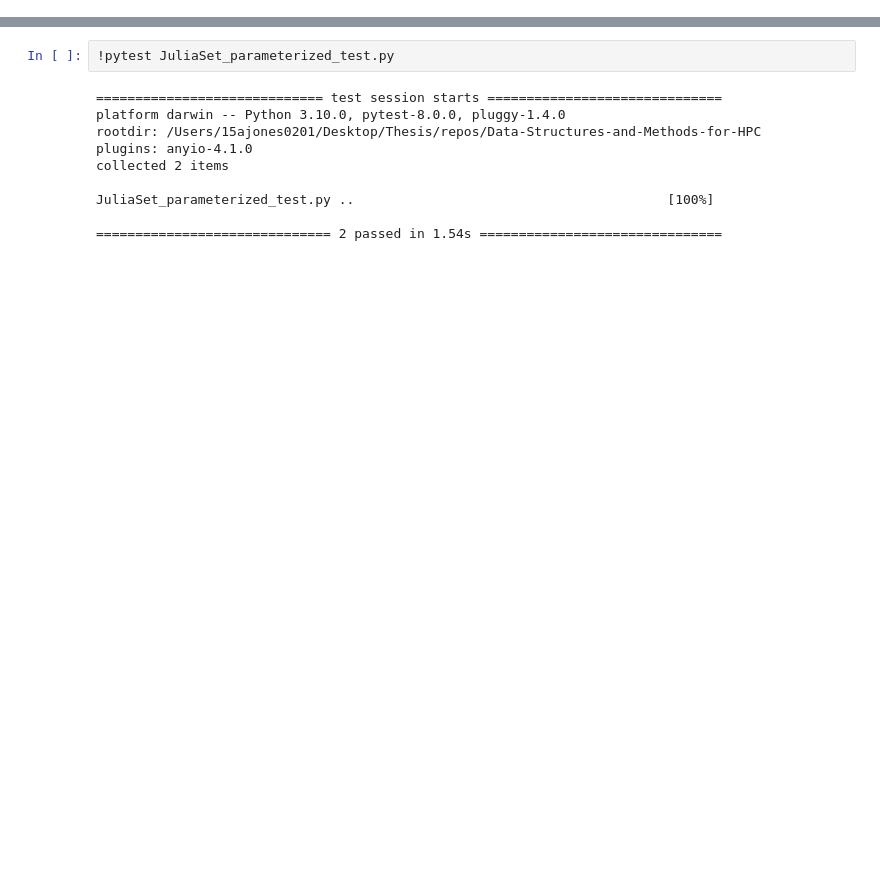
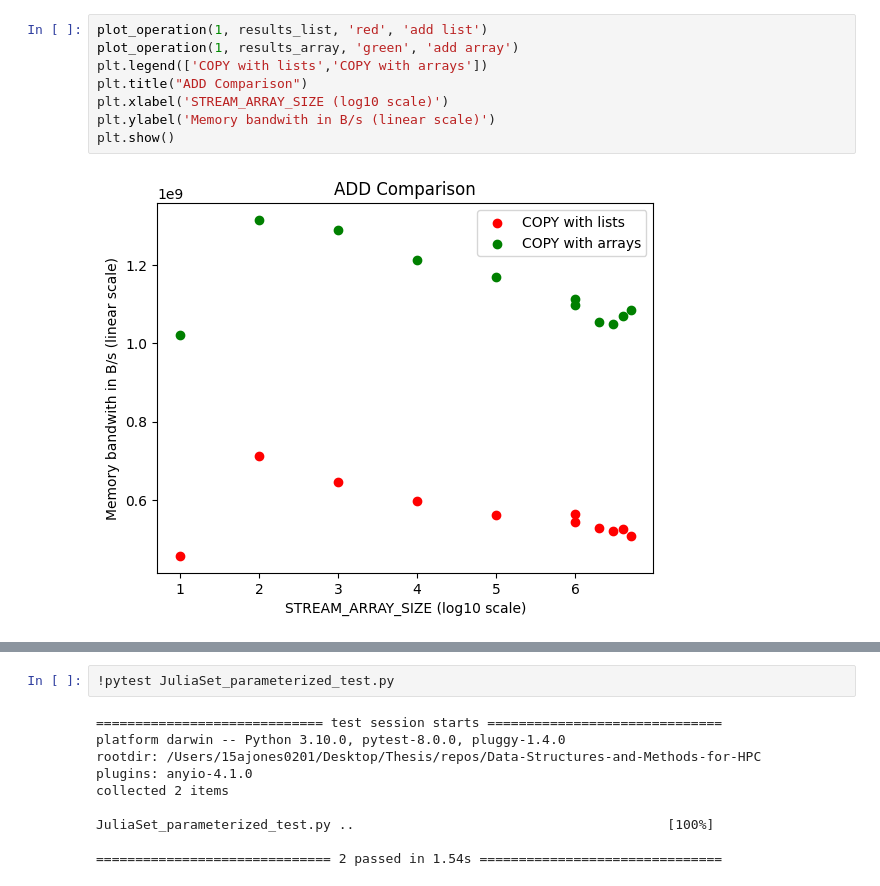
Before and after one commit to 15ajones/Data-Structures-and-Methods-for-HPC, a Jupyter notebook: assignment2.ipynb, the cells around one changed output, grey strips where cells are left out. Saved outputs shown, nothing was run; the diff lists cells and outputs as text; blank space fills up the shorter version.

```diff
--- a/assignment2.ipynb
+++ b/assignment2.ipynb
@@ -0,0 +208,10 @@
+# %%
+plot_operation(1, results_list, 'red', 'add list')
+plot_operation(1, results_array, 'green', 'add array')
+plt.legend(['COPY with lists','COPY with arrays'])
+plt.title("ADD Comparison")
+plt.xlabel('STREAM_ARRAY_SIZE (log10 scale)')
+plt.ylabel('Memory bandwith in B/s (linear scale)')
+plt.show()
+# %% [output]
+[figure, added]
```
Also changed, not shown: parts of 24 cells of this notebook.
